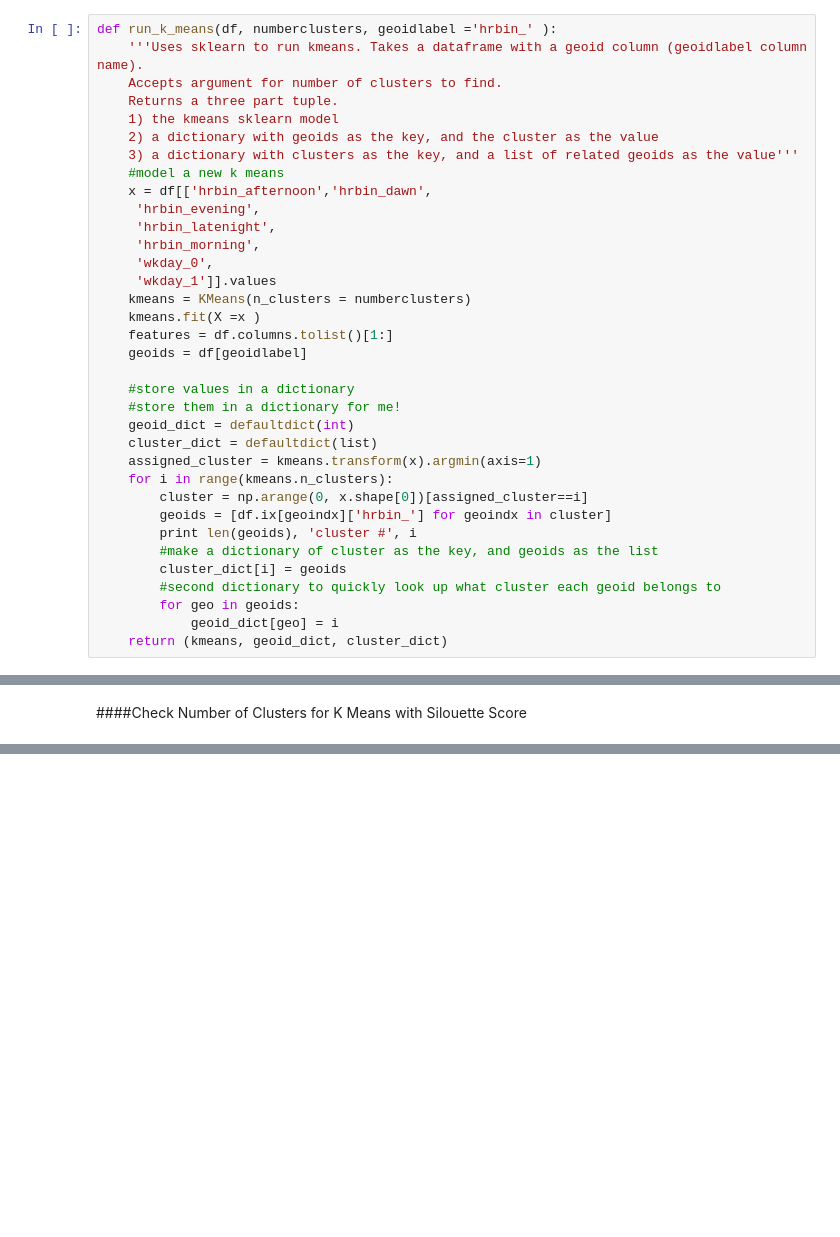
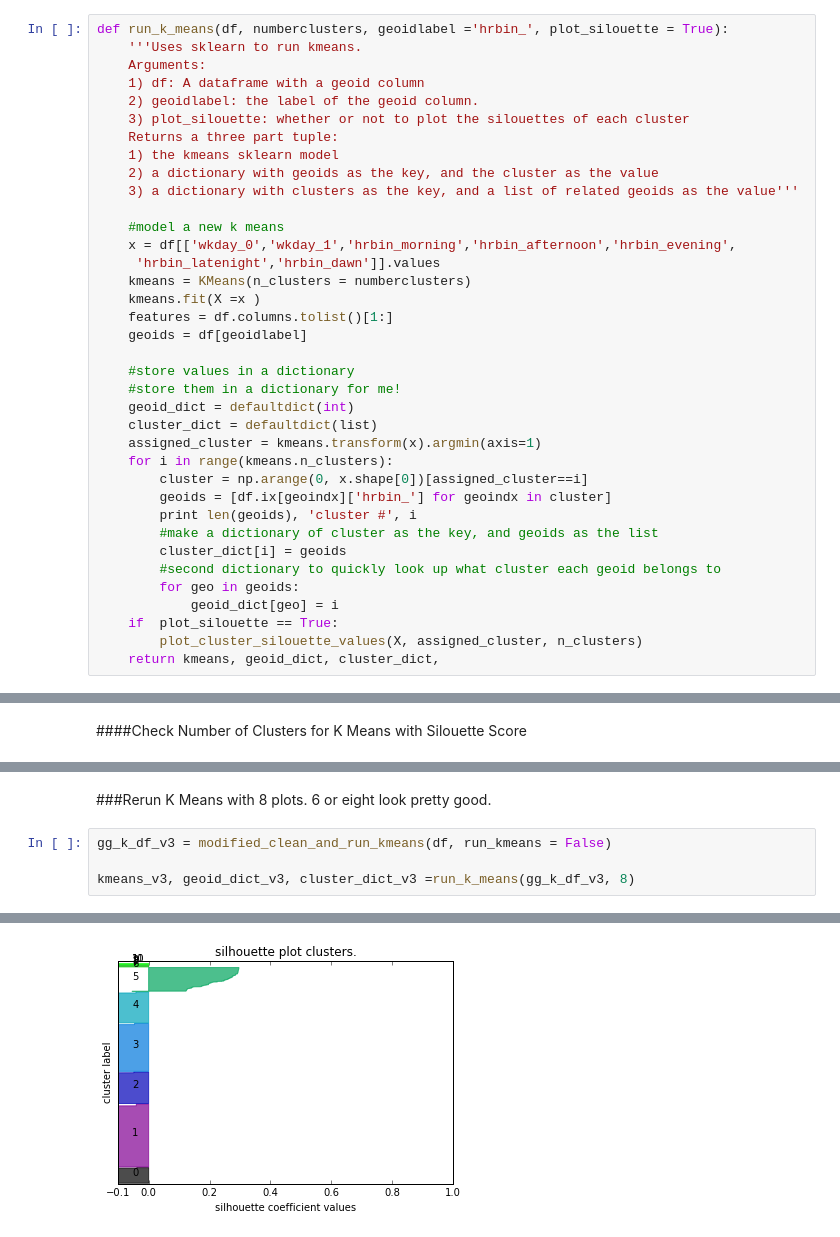
Before and after one commit to seawilloughby/media_mapper, a Jupyter notebook: data_pipeline/k_means_cluster_test.ipynb, the cells around one changed output, grey strips where cells are left out. Cells and saved outputs as stored; diff of their text form; blank space fills up the shorter version.

```diff
--- a/data_pipeline/k_means_cluster_test.ipynb
+++ b/data_pipeline/k_means_cluster_test.ipynb
@@ -330,18 +390,18 @@ def clean_and_run_kmeans(df):
 # %%
-def run_k_means(df, numberclusters, geoidlabel ='hrbin_' ):
-    '''Uses sklearn to run kmeans. Takes a dataframe with a geoid column (geoidlabel column name).
-    Accepts argument for number of clusters to find.
-    Returns a three part tuple.
+def run_k_means(df, numberclusters, geoidlabel ='hrbin_', plot_silouette = True):
+    '''Uses sklearn to run kmeans.
+    Arguments:
+    1) df: A dataframe with a geoid column
+    2) geoidlabel: the label of the geoid column.
+    3) plot_silouette: whether or not to plot the silouettes of each cluster
+    Returns a three part tuple:
     1) the kmeans sklearn model
     2) a dictionary with geoids as the key, and the cluster as the value
     3) a dictionary with clusters as the key, and a list of related geoids as the value'''
+
     #model a new k means
-    x = df[['hrbin_afternoon','hrbin_dawn',
-     'hrbin_evening',
-     'hrbin_latenight',
-     'hrbin_morning',
-     'wkday_0',
-     'wkday_1']].values
+    x = df[['wkday_0','wkday_1','hrbin_morning','hrbin_afternoon','hrbin_evening',
+     'hrbin_latenight','hrbin_dawn']].values
     kmeans = KMeans(n_clusters = numberclusters)
     kmeans.fit(X =x )
     features = df.columns.tolist()[1:]
@@ -361,4 +421,6 @@ def run_k_means(df, numberclusters, geoidlabel ='hrbin_' ):
         #second dictionary to quickly look up what cluster each geoid belongs to
         for geo in geoids:
             geoid_dict[geo] = i
-    return (kmeans, geoid_dict, cluster_dict)
+    if  plot_silouette == True:
+        plot_cluster_silouette_values(X, assigned_cluster, n_clusters)
+    return kmeans, geoid_dict, cluster_dict,
@@ -477,0 +585,7 @@ plt.ylabel('average silouette score')
+# %% [markdown]
+###Rerun K Means with 8 plots.  6 or eight look pretty good.
+# %%
+gg_k_df_v3 = modified_clean_and_run_kmeans(df, run_kmeans = False)
+
+kmeans_v3, geoid_dict_v3, cluster_dict_v3 =run_k_means(gg_k_df_v3, 8)
+# %% [output]
@@ -477,0 +600 @@ plt.ylabel('average silouette score')
+[figure, added]
```
Also changed, not shown: parts of 41 cells of this notebook.
